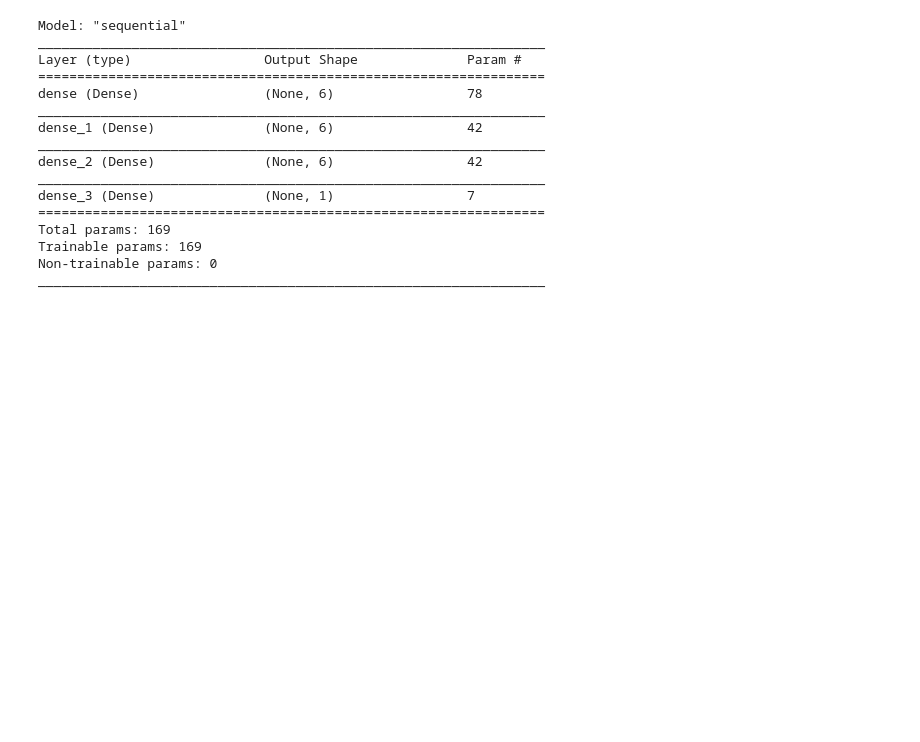
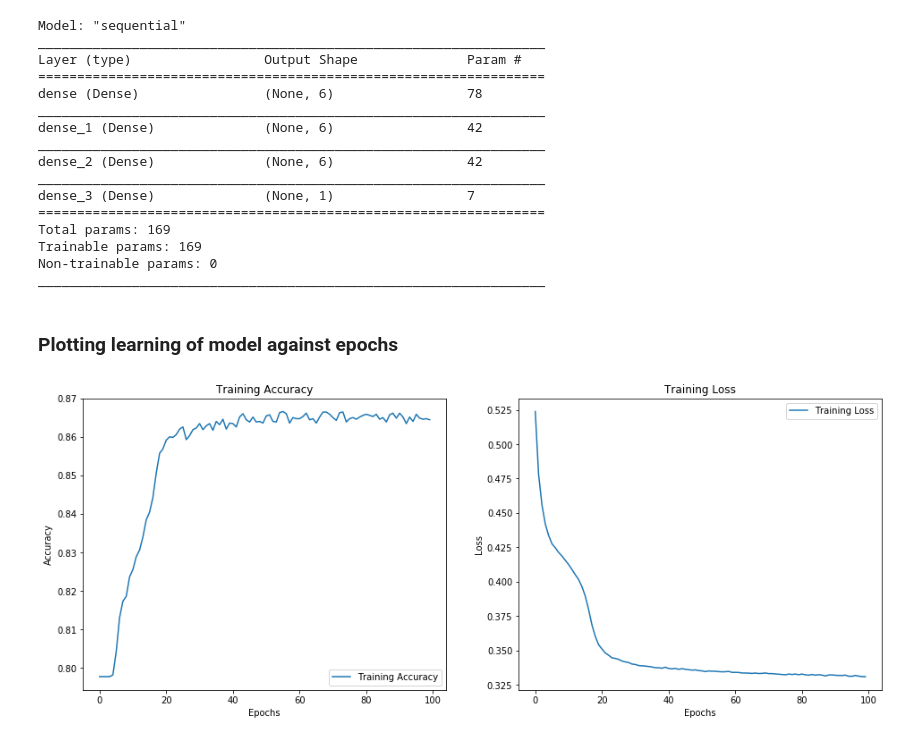
Before and after one commit to vaibhavyesalwad/Machine-Learning-using-libraries, a Jupyter notebook: Deep Learning/Artificial Neural Network (ANN)/ChurnPrediction.ipynb, the cells around one changed output. Saved outputs shown, nothing was run; the diff lists cells and outputs as text; code cells hidden in the pictures; blank space fills up the shorter version.

Commit message:
Added: plotted model learning against number of epochs

```diff
--- a/Deep Learning/Artificial Neural Network (ANN)/ChurnPrediction.ipynb
+++ b/Deep Learning/Artificial Neural Network (ANN)/ChurnPrediction.ipynb
@@ -167,9 +169,6 @@ classifier.add(Dense(1, activation='sigmoid'))
 
 # setting parameters such as optmizing algo, loss fn, evaluation formula for classifier model
 classifier.compile(optimizer='adam', loss='binary_crossentropy', metrics=['accuracy'])
-
-# fitting ann model to train set
-classifier.fit(train_x_values, train_y_values, batch_size=32, epochs=100)
 # %% [output]
 WARNING:tensorflow:From /usr/local/lib/python3.6/dist-packages/tensorflow/python/ops/init_ops.py:1251: calling VarianceScaling.__init__ (from tensorflow.python.ops.init_ops) with dtype is deprecated a ...
 Instructions for updating:
@@ -197,0 +181,5 @@ Epoch 100/100
+# %%
+batch_size = 32
+epochs = 100
+# fitting ann model to train set
+history = classifier.fit(train_x_values, train_y_values, batch_size=batch_size, epochs=epochs)
@@ -263,3 +269,31 @@ Total params: 169
 Trainable params: 169
 Non-trainable params: 0
 _________________________________________________________________
+# %% [markdown]
+### Plotting learning of model against epochs
+# %%
+import matplotlib.pyplot as plt
+
+acc = history.history['acc']
+
+loss=history.history['loss']
+
+epochs_range = range(epochs)
+
+plt.figure(figsize=(16, 6))
+plt.subplot(1, 2, 1)
+plt.plot(epochs_range, acc, label='Training Accuracy')
+plt.xlabel('Epochs')
+plt.ylabel('Accuracy')
+plt.legend(loc='lower right')
+plt.title('Training Accuracy')
+
+plt.subplot(1, 2, 2)
+plt.plot(epochs_range, loss, label='Training Loss')
+plt.xlabel('Epochs')
+plt.ylabel('Loss')
+plt.legend(loc='upper right')
+plt.title('Training Loss')
+plt.show()
+# %% [output]
+[figure, added]
```
Also changed, not shown: parts of 5 cells of this notebook.
